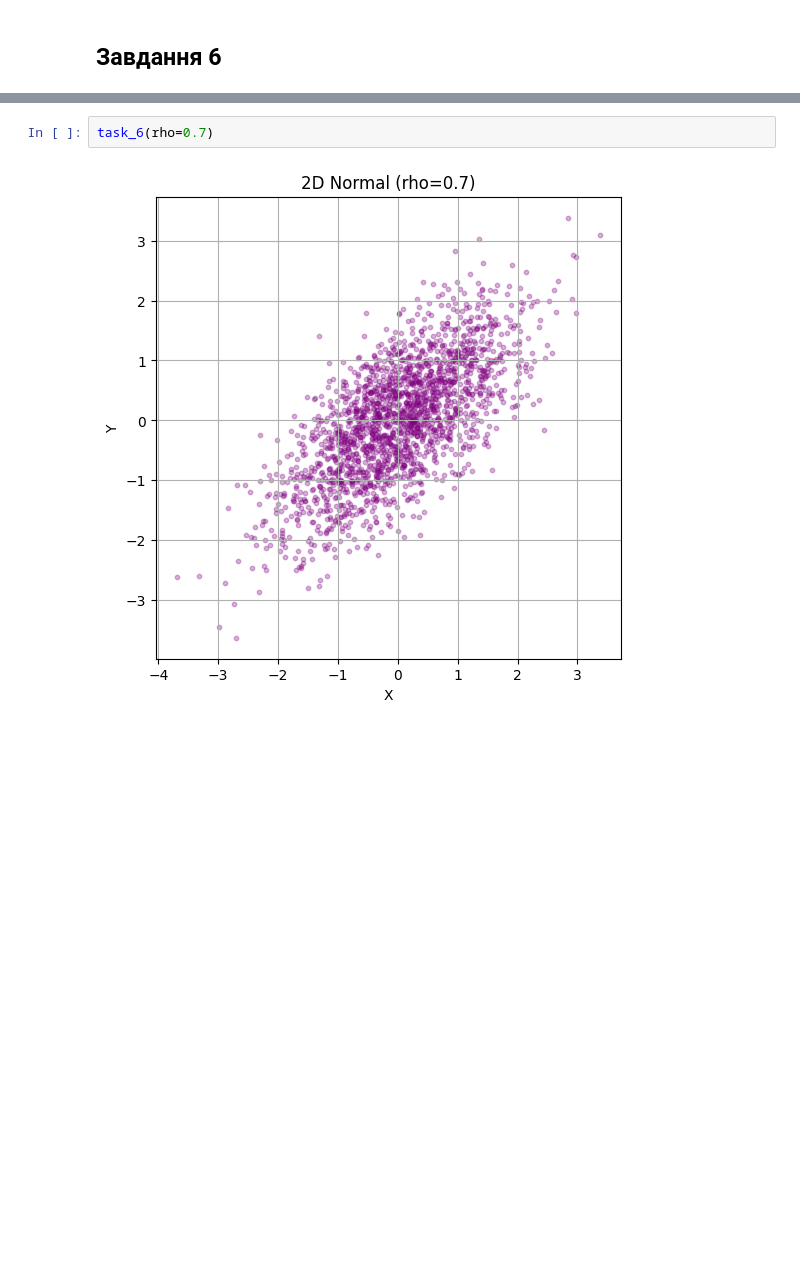
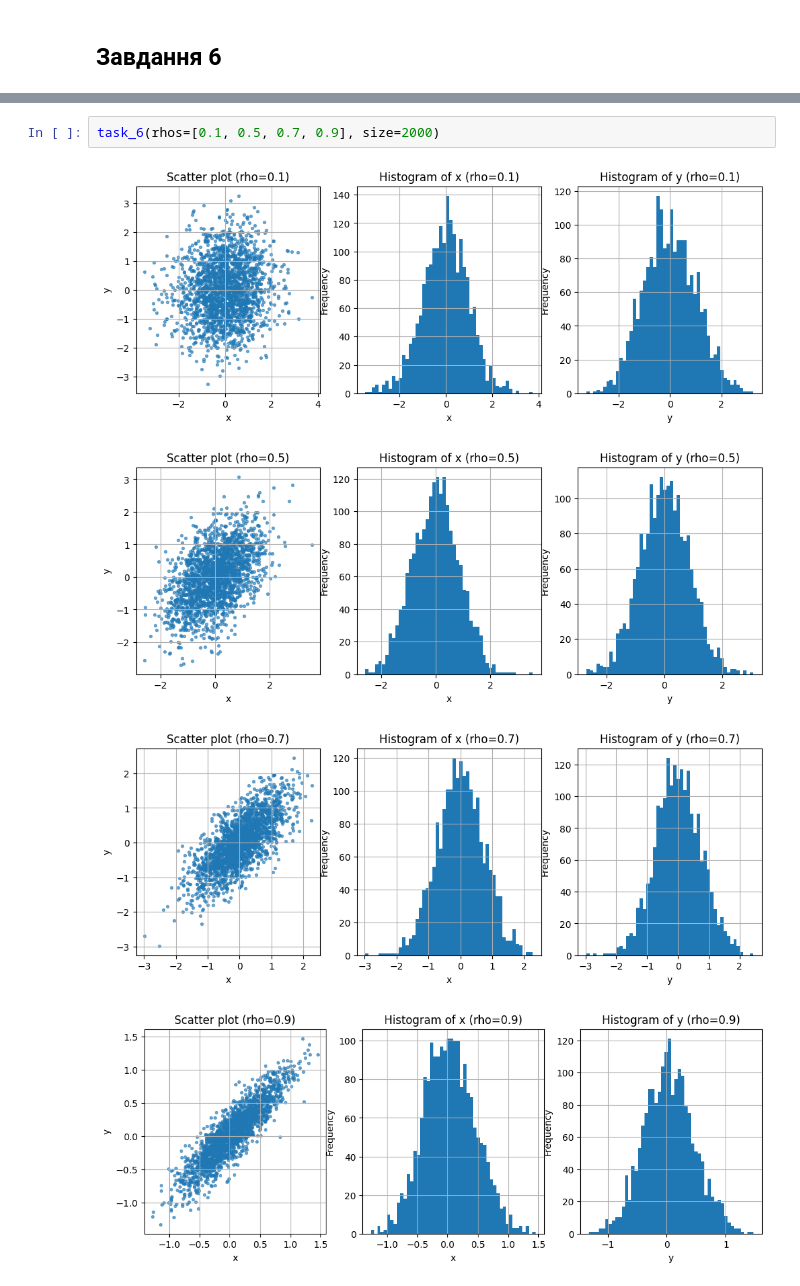
Before and after one commit to KlymentievMaksym/MarkChain, a Jupyter notebook: MCMC/Lab1.ipynb, the cells around one changed output, grey strips where cells are left out. Cells and saved outputs as stored; diff of their text form; blank space fills up the shorter version.

```diff
--- a/MCMC/Lab1.ipynb
+++ b/MCMC/Lab1.ipynb
@@ -78,6 +90,9 @@ task_5(d_squared_list=[0.01, 1, 100])
 # %% [markdown]
 ![Task6](../Images/6.png)
 # %%
-task_6(rho=0.7)
+task_6(rhos=[0.1, 0.5, 0.7, 0.9], size=2000)
 # %% [output]
-[figure, old version]
+[figure, new version]
+[figure, added]
+[figure, added]
+[figure, added]
```
Also changed, not shown: parts of 7 cells of this notebook, 2 other files.
